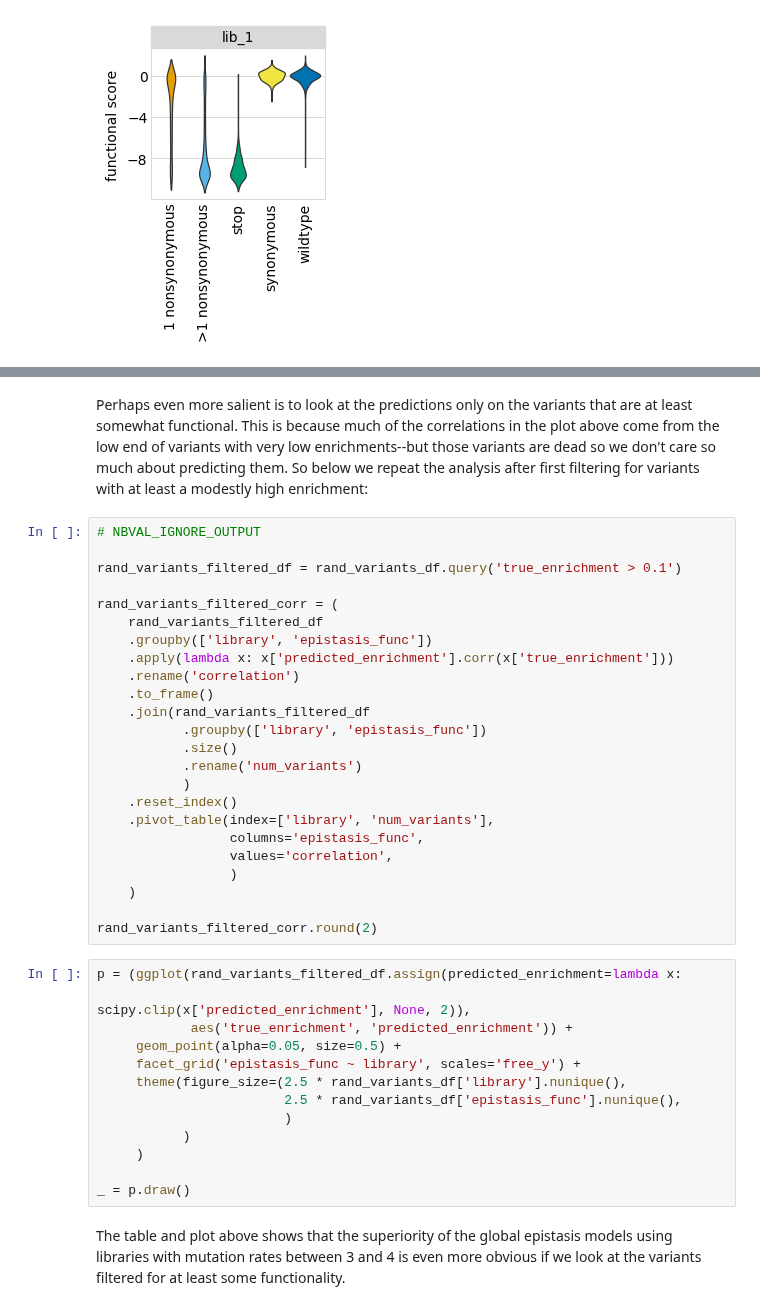
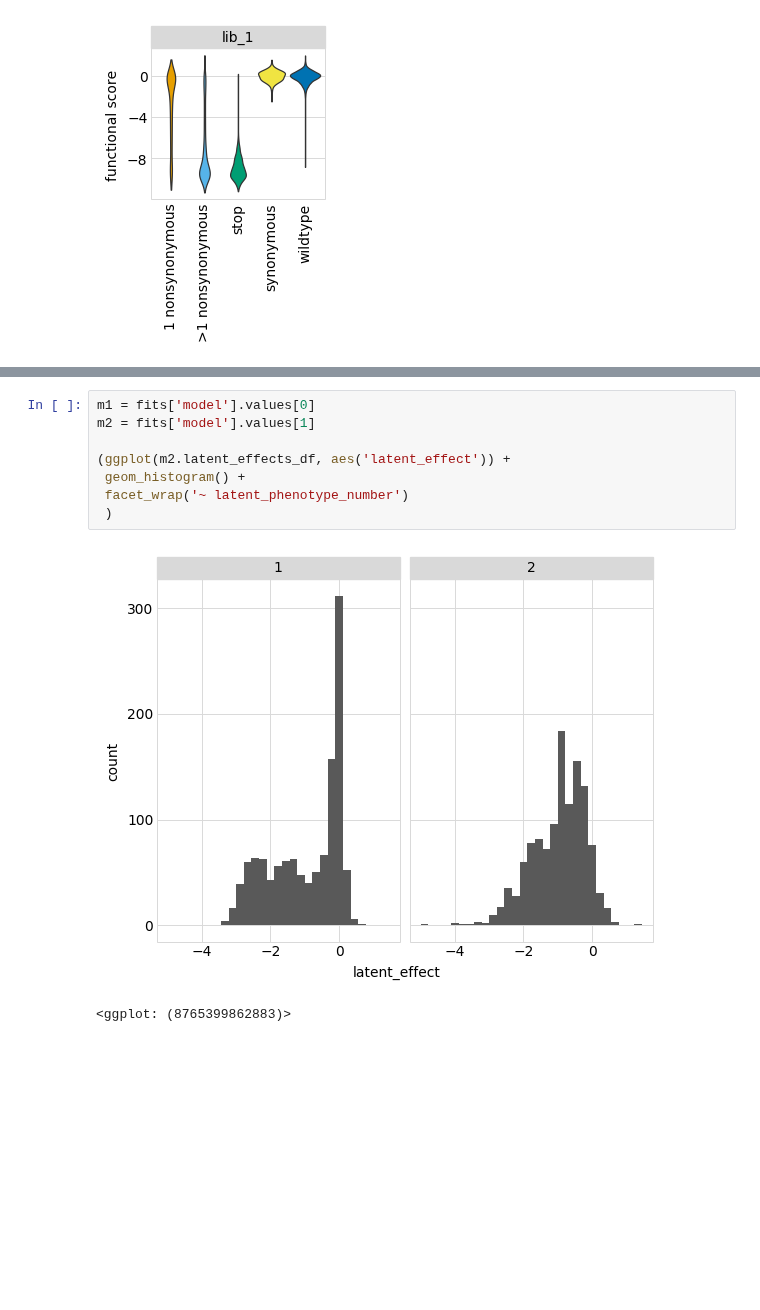
Before and after one commit to jbloomlab/dms_variants, a Jupyter notebook: notebooks/multi_latent_phenos.ipynb, the cells around one changed output, grey strips where cells are left out. Drawn from its saved outputs; the diff is of its cells as text; blank space fills up the shorter version.

```diff
--- a/notebooks/multi_latent_phenos.ipynb
+++ b/notebooks/multi_latent_phenos.ipynb
@@ -491,43 +280,11 @@ _ = p.draw()
-# %% [markdown]
-Perhaps even more salient is to look at the predictions only on the variants that are at least somewhat functional.
-This is because much of the correlations in the plot above come from the low end of variants with very low enrichments--but those variants are dead so we don't care so much about predicting them.
-So below we repeat the analysis after first filtering for variants with at least a modestly high enrichment:
-# %%
-# NBVAL_IGNORE_OUTPUT
-
-rand_variants_filtered_df = rand_variants_df.query('true_enrichment > 0.1')
-
-rand_variants_filtered_corr = (
-    rand_variants_filtered_df
-    .groupby(['library', 'epistasis_func'])
-    .apply(lambda x: x['predicted_enrichment'].corr(x['true_enrichment']))
-    .rename('correlation')
-    .to_frame()
-    .join(rand_variants_filtered_df
-           .groupby(['library', 'epistasis_func'])
-           .size()
-           .rename('num_variants')
-           )
-    .reset_index()
-    .pivot_table(index=['library', 'num_variants'],
-                 columns='epistasis_func',
-                 values='correlation',
-                 )
-    )
-
-rand_variants_filtered_corr.round(2)
-# %%
-p = (ggplot(rand_variants_filtered_df.assign(predicted_enrichment=lambda x:
-                                             scipy.clip(x['predicted_enrichment'], None, 2)),
-            aes('true_enrichment', 'predicted_enrichment')) +
-     geom_point(alpha=0.05, size=0.5) +
-     facet_grid('epistasis_func ~ library', scales='free_y') +
-     theme(figure_size=(2.5 * rand_variants_df['library'].nunique(),
-                        2.5 * rand_variants_df['epistasis_func'].nunique(),
-                        )
-           )
-     )
-
-_ = p.draw()
-# %% [markdown]
-The table and plot above shows that the superiority of the global epistasis models using libraries with mutation rates between 3 and 4 is even more obvious if we look at the variants filtered for at least some functionality.
+# %%
+m1 = fits['model'].values[0]
+m2 = fits['model'].values[1]
+
+(ggplot(m2.latent_effects_df, aes('latent_effect')) +
+ geom_histogram() +
+ facet_wrap('~ latent_phenotype_number')
+ )
+# %% [output]
+[figure, added]
+<ggplot: (8765399862883)>
```
Also changed, not shown: parts of 28 cells of this notebook, 5 other files.
